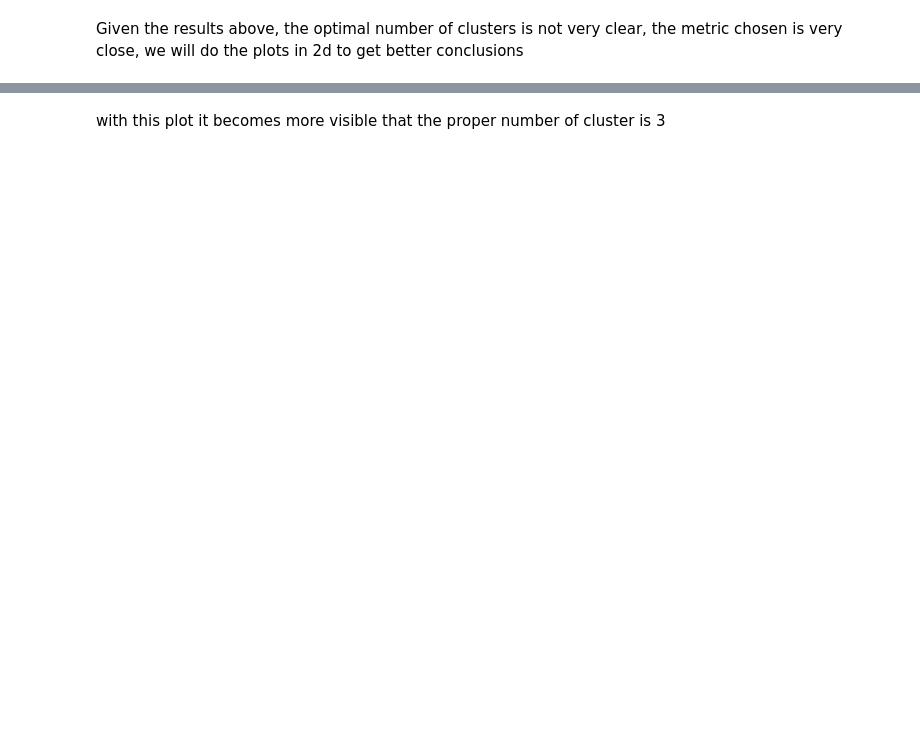
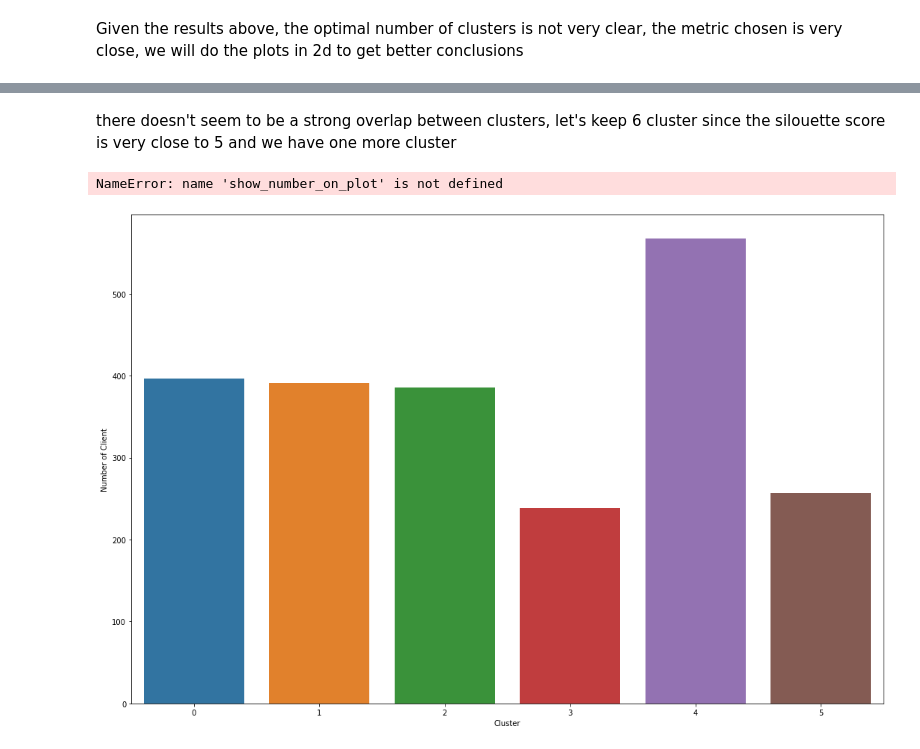
Before and after one commit to mhnasser/marketing_campaign_analysis, a Jupyter notebook: 03_notebooks/01_modeling_customer_clustering.ipynb, the cells around one changed output, grey strips where cells are left out. Drawn from its saved outputs; the diff is of its cells as text; code cells hidden in the pictures; blank space fills up the shorter version.

```diff
--- a/03_notebooks/01_modeling_customer_clustering.ipynb
+++ b/03_notebooks/01_modeling_customer_clustering.ipynb
@@ -188,2 +216,21 @@ plt.show()
 # %% [markdown]
-with this plot it becomes more visible that the proper number of cluster is 3
+there doesn't seem to be a strong overlap between clusters, let's keep 6 cluster since the silouette score is very close to 5 and we have one more cluster
+# %%
+model = models['model_k6']
+df['Cluster'] = model.labels_
+# %%
+# Count plots
+# Plot os Gruops
+fig = plt.figure()
+fig.set_figheight(12)
+fig.set_figwidth(12)
+
+ax = sns.countplot(x = 'Cluster', data = df)
+plt.ylabel('Number of Client')
+
+show_number_on_plot(ax)
+
+plt.show()
+# %% [output]
+NameError: name 'show_number_on_plot' is not defined
+[figure, added]
```
Also changed, not shown: parts of 13 cells of this notebook, 2 other files.
